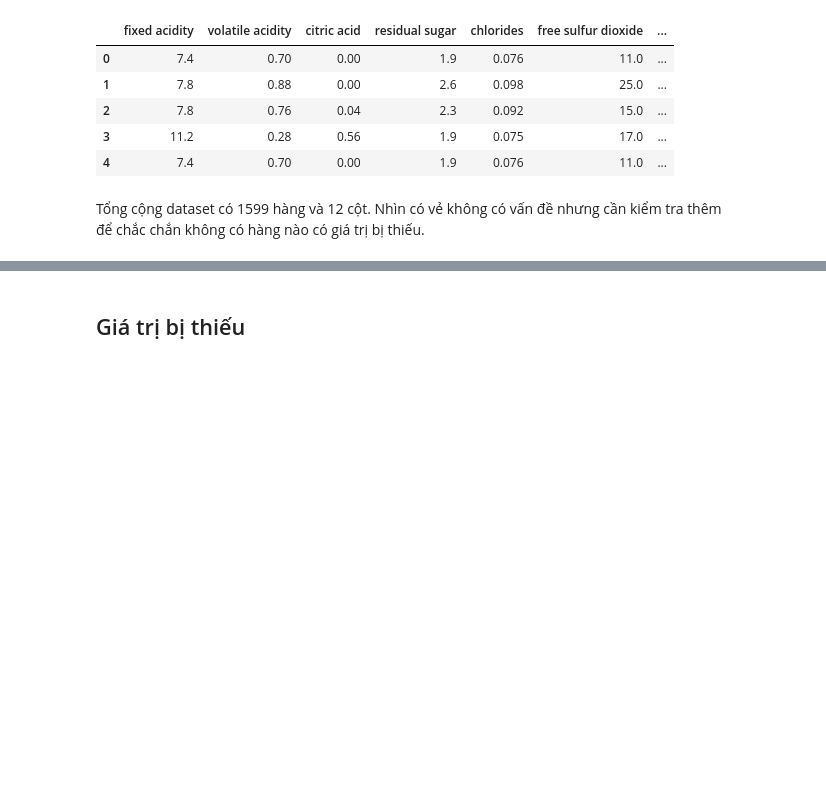
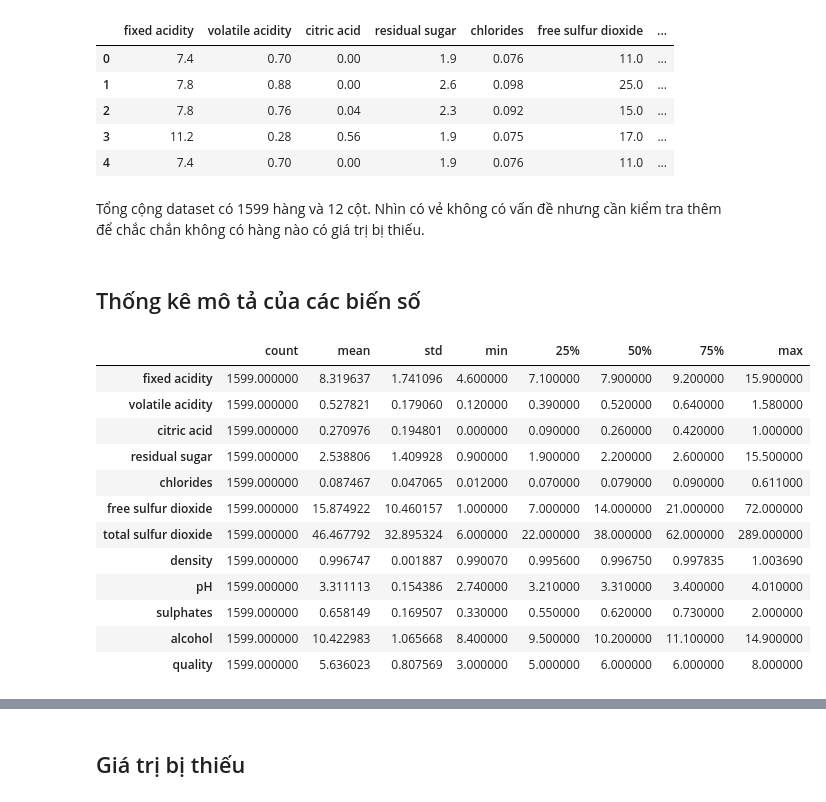
Before and after one commit to nvhao100604/PTDL_2025, a Jupyter notebook: BT4/code/winequality_code.ipynb, the cells around one changed output, grey strips where cells are left out. Cells and saved outputs as stored; diff of their text form; code cells hidden in the pictures; blank space fills up the shorter version.

```diff
--- a/BT4/code/winequality_code.ipynb
+++ b/BT4/code/winequality_code.ipynb
@@ -28,3 +54,21 @@ df.head()
 | 4 | 7.4 | 0.70 | 0.00 | 1.9 | 0.076 | 11.0 | ... |
 # %% [markdown]
 Tổng cộng dataset có 1599 hàng và 12 cột. Nhìn có vẻ không có vấn đề nhưng cần kiểm tra thêm để chắc chắn không có hàng nào có giá trị bị thiếu.
+# %% [markdown]
+## Thống kê mô tả của các biến số
+# %%
+df.describe().T.style.background_gradient(cmap = "magma")
+# %% [output]
+|  | count | mean | std | min | 25% | 50% | 75% | max |
+| fixed acidity | 1599.000000 | 8.319637 | 1.741096 | 4.600000 | 7.100000 | 7.900000 | 9.200000 | 15.900000 |
+| volatile acidity | 1599.000000 | 0.527821 | 0.179060 | 0.120000 | 0.390000 | 0.520000 | 0.640000 | 1.580000 |
+| citric acid | 1599.000000 | 0.270976 | 0.194801 | 0.000000 | 0.090000 | 0.260000 | 0.420000 | 1.000000 |
+| residual sugar | 1599.000000 | 2.538806 | 1.409928 | 0.900000 | 1.900000 | 2.200000 | 2.600000 | 15.500000 |
+| chlorides | 1599.000000 | 0.087467 | 0.047065 | 0.012000 | 0.070000 | 0.079000 | 0.090000 | 0.611000 |
+| free sulfur dioxide | 1599.000000 | 15.874922 | 10.460157 | 1.000000 | 7.000000 | 14.000000 | 21.000000 | 72.000000 |
+| total sulfur dioxide | 1599.000000 | 46.467792 | 32.895324 | 6.000000 | 22.000000 | 38.000000 | 62.000000 | 289.000000 |
+| density | 1599.000000 | 0.996747 | 0.001887 | 0.990070 | 0.995600 | 0.996750 | 0.997835 | 1.003690 |
+| pH | 1599.000000 | 3.311113 | 0.154386 | 2.740000 | 3.210000 | 3.310000 | 3.400000 | 4.010000 |
+| sulphates | 1599.000000 | 0.658149 | 0.169507 | 0.330000 | 0.550000 | 0.620000 | 0.730000 | 2.000000 |
+| alcohol | 1599.000000 | 10.422983 | 1.065668 | 8.400000 | 9.500000 | 10.200000 | 11.100000 | 14.900000 |
+| quality | 1599.000000 | 5.636023 | 0.807569 | 3.000000 | 5.000000 | 6.000000 | 6.000000 | 8.000000 |
```
Also changed, not shown: parts of 15 cells of this notebook.
